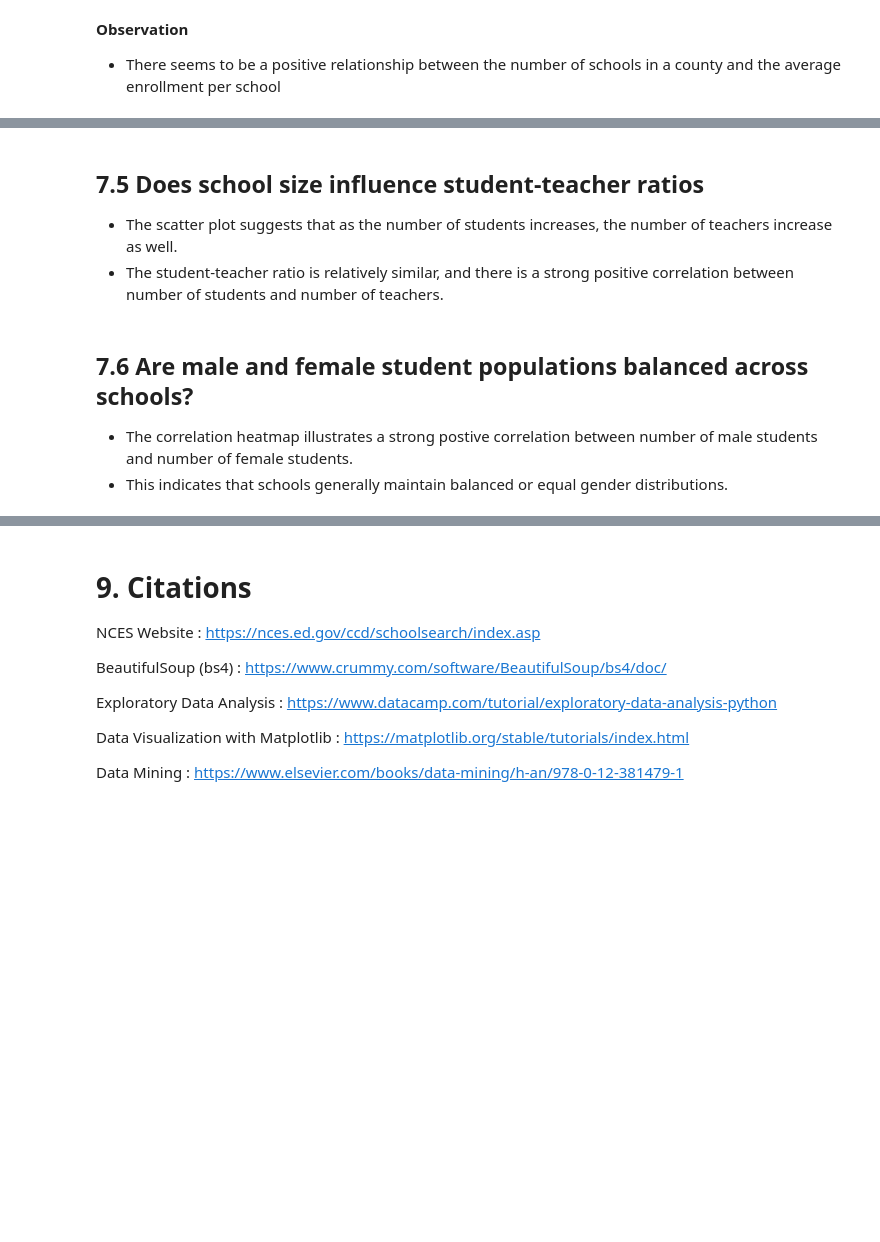
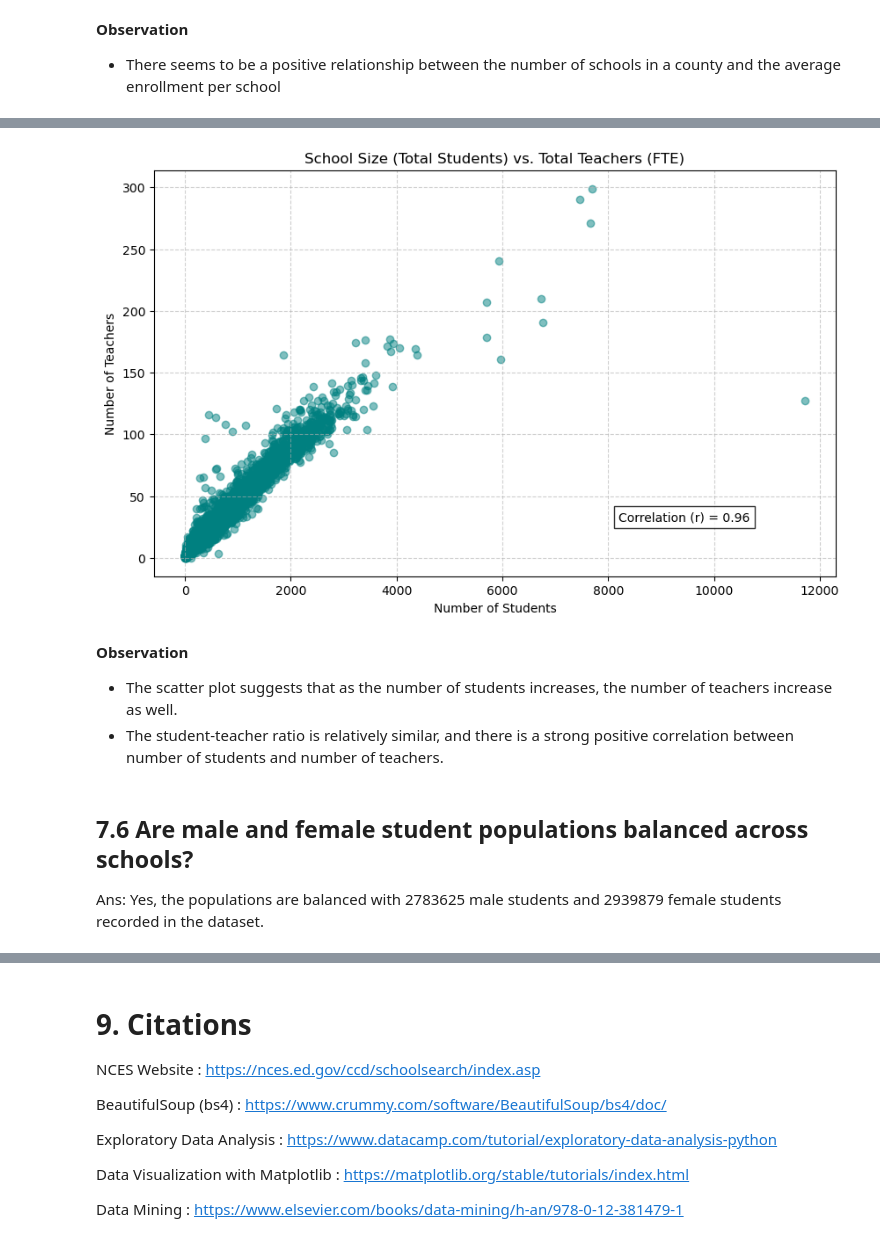
Before and after one commit to rodney-hong/eds-6340-project, a Jupyter notebook: Team 4_Midterm Project.ipynb, the cells around one changed output, grey strips where cells are left out. Drawn from its saved outputs; the diff is of its cells as text; code cells hidden in the pictures; blank space fills up the shorter version.

```diff
--- a/Team 4_Midterm Project.ipynb
+++ b/Team 4_Midterm Project.ipynb
@@ -1783,8 +1787,23 @@ plt.show()
+# %%
+# Visualizing relationship with dynamic correlation labeling
+plt.figure(figsize=(10,6))
+x = california_k12_schools['total_students_detail']
+y = california_k12_schools['total_teachers_fte']
+plt.scatter(x, y, alpha=0.5, color='teal')
+corr = x.corr(y)
+plt.text(x.max()*0.7, y.max()*0.1, f'Correlation (r) = {corr:.2f}', bbox=dict(facecolor='white', alpha=0.8))
+plt.title('School Size (Total Students) vs. Total Teachers (FTE)')
+plt.xlabel('Number of Students')
+plt.ylabel('Number of Teachers')
+plt.grid(True, linestyle='--', alpha=0.6)
+plt.show()
+# %% [output]
+[figure, added]
 # %% [markdown]
-## 7.5 Does school size influence student-teacher ratios
+**Observation**
 - The scatter plot suggests that as the number of students increases, the number of teachers increase as well.
 - The student-teacher ratio is relatively similar, and there is a strong positive correlation between number of students and number of teachers.
 # %% [markdown]
 ## 7.6 Are male and female student populations balanced across schools?
-- The correlation heatmap illustrates a strong postive correlation between number of male students and number of female students.
-- This indicates that schools generally maintain balanced or equal gender distributions.
+
+Ans: Yes, the populations are balanced with 2783625 male students and 2939879 female students recorded in the dataset.
```
Also changed, not shown: parts of 23 cells of this notebook, 1 other file.
